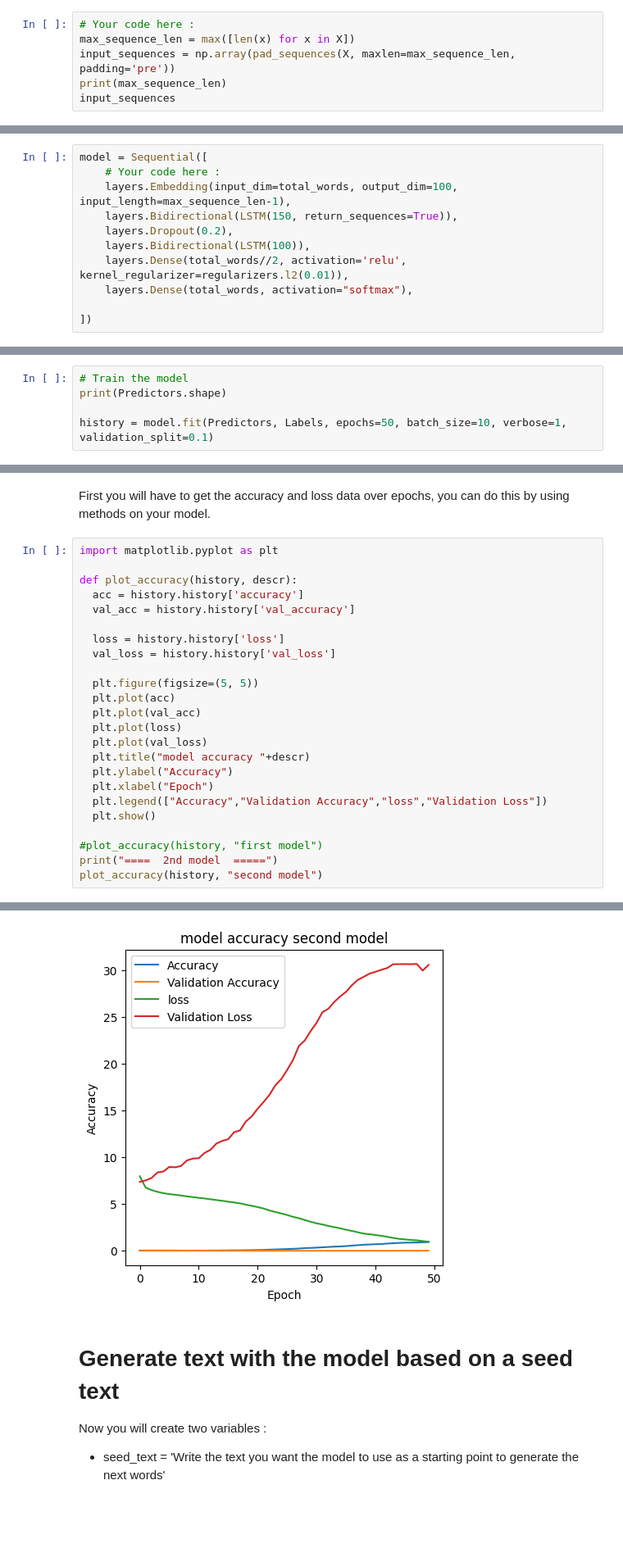
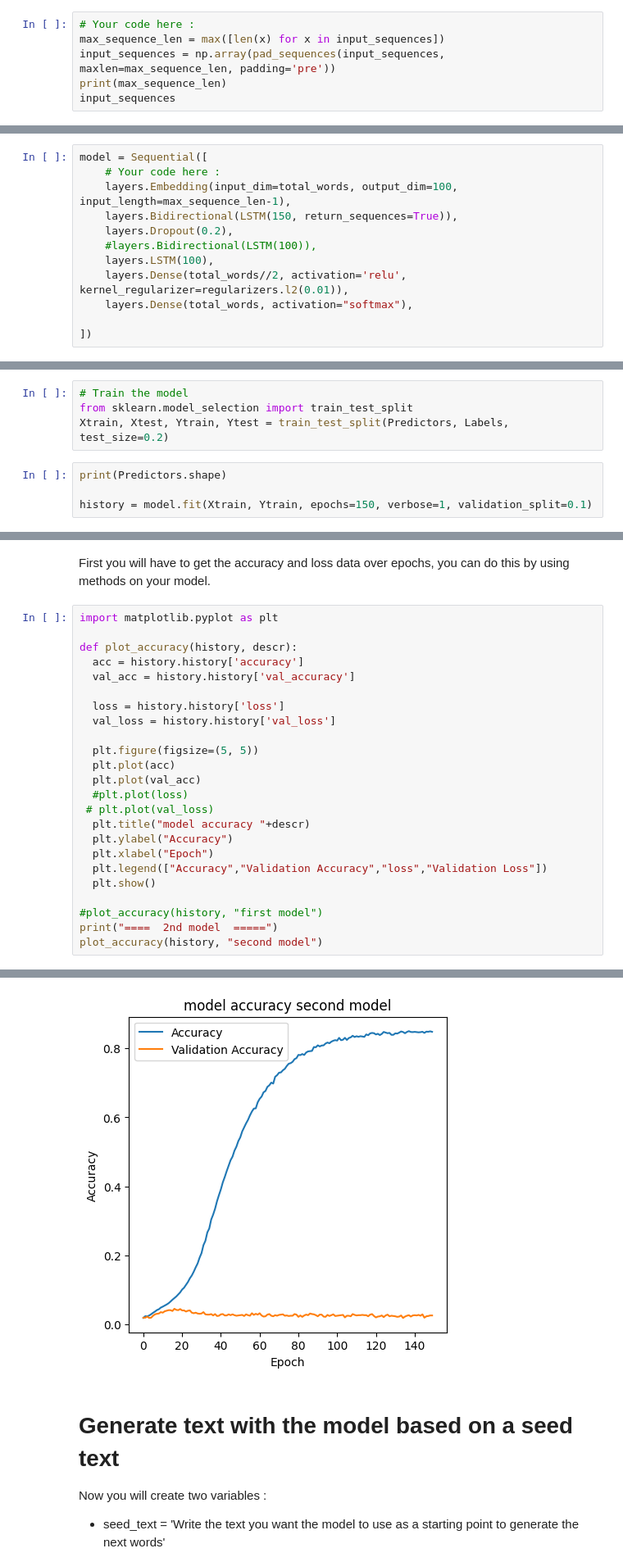
Before and after one commit to RamziRBM/lab-text-generation-shakespeare, a Jupyter notebook: main.ipynb, the cells around one changed output, grey strips where cells are left out. Shown at 82% size. Drawn from its saved outputs; the diff is of its cells as text; blank space fills up the shorter version.

```diff
--- a/main.ipynb
+++ b/main.ipynb
@@ -108,8 +96,8 @@ Now pad the sequences using pad_sequences(input_sequences, maxlen=max_sequence_l
 Convert it to a numpy array and assign the result back to our variable called input_sequences.
 # %%
 # Your code here :
-max_sequence_len = max([len(x) for x in X])
-input_sequences = np.array(pad_sequences(X, maxlen=max_sequence_len, padding='pre'))
+max_sequence_len = max([len(x) for x in input_sequences])
+input_sequences = np.array(pad_sequences(input_sequences, maxlen=max_sequence_len, padding='pre'))
 print(max_sequence_len)
 input_sequences
 # %% [output]
@@ -171,7 +159,8 @@ model = Sequential([
     layers.Embedding(input_dim=total_words, output_dim=100, input_length=max_sequence_len-1),
     layers.Bidirectional(LSTM(150, return_sequences=True)),
     layers.Dropout(0.2),
-    layers.Bidirectional(LSTM(100)),
+    #layers.Bidirectional(LSTM(100)),
+    layers.LSTM(100),
     layers.Dense(total_words//2, activation='relu', kernel_regularizer=regularizers.l2(0.01)),
     layers.Dense(total_words, activation="softmax"),
 
@@ -219,9 +209,12 @@ You can train the model for as many epochs as you like depending on the time and
 That way you will get better text generation at the end.
 
 However, dont waste your time.
+# %%
+# Train the model
+from sklearn.model_selection import train_test_split
+Xtrain, Xtest, Ytrain, Ytest = train_test_split(Predictors, Labels, test_size=0.2)
 # %%
-# Train the model
 print(Predictors.shape)
 
-history = model.fit(Predictors, Labels, epochs=50, batch_size=10, verbose=1, validation_split=0.1)
+history = model.fit(Xtrain, Ytrain, epochs=150, verbose=1, validation_split=0.1)
 # %% [output]
@@ -249,30 +242,30 @@ First you will have to get the accuracy and loss data over epochs, you can do th
 # %%
 import matplotlib.pyplot as plt
 
 def plot_accuracy(history, descr):
   acc = history.history['accuracy']
   val_acc = history.history['val_accuracy']
 
   loss = history.history['loss']
   val_loss = history.history['val_loss']
 
   plt.figure(figsize=(5, 5))
   plt.plot(acc)
   plt.plot(val_acc)
-  plt.plot(loss)
-  plt.plot(val_loss)
+  #plt.plot(loss)
+ # plt.plot(val_loss)
   plt.title("model accuracy "+descr)
   plt.ylabel("Accuracy")
   plt.xlabel("Epoch")
   plt.legend(["Accuracy","Validation Accuracy","loss","Validation Loss"])
   plt.show()
 
 #plot_accuracy(history, "first model")
 print("====  2nd model  =====")
 plot_accuracy(history, "second model")
 # %% [output]
 ====  2nd model  =====
-[figure, old version]
+[figure, new version]
 # %% [markdown]
 # Generate text with the model based on a seed text
 
```
Also changed, not shown: parts of 17 cells of this notebook.
